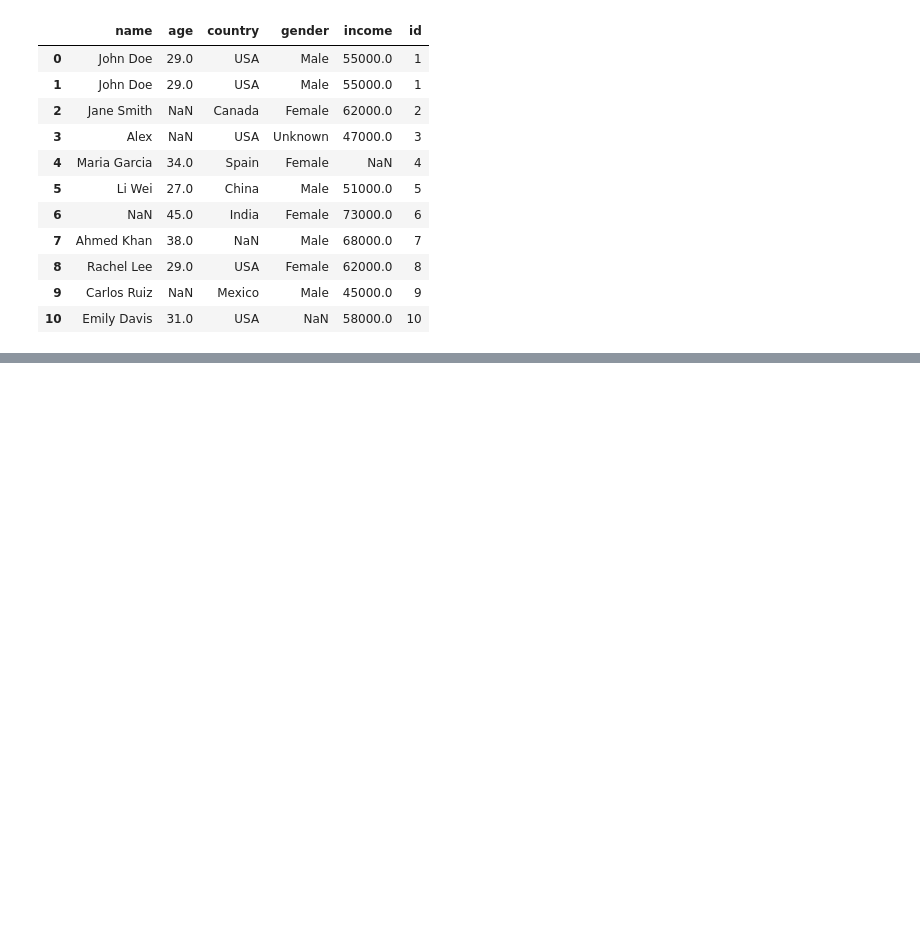
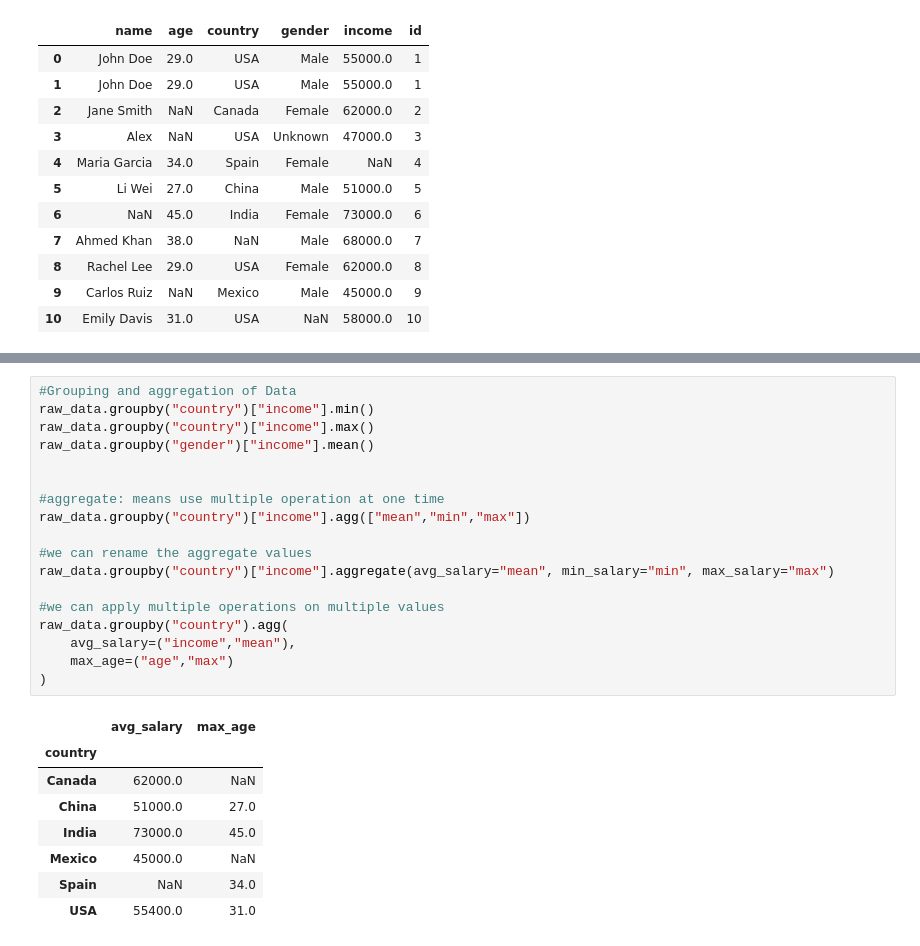
Before and after one commit to SimranGrak/numpy, a Jupyter notebook: pandas_tutorial.ipynb, the cells around one changed output, grey strips where cells are left out. Drawn from its saved outputs; the diff is of its cells as text; blank space fills up the shorter version.

```diff
--- a/pandas_tutorial.ipynb
+++ b/pandas_tutorial.ipynb
@@ -647,0 +681,27 @@ raw_data[new_col_order]
+# %%
+#Grouping and aggregation of Data
+raw_data.groupby("country")["income"].min()
+raw_data.groupby("country")["income"].max()
+raw_data.groupby("gender")["income"].mean()
+
+
+#aggregate: means use multiple operation at one time
+raw_data.groupby("country")["income"].agg(["mean","min","max"])
+
+#we can rename the aggregate values
+raw_data.groupby("country")["income"].aggregate(avg_salary="mean", min_salary="min", max_salary="max")
+
+#we can apply multiple operations on multiple values
+raw_data.groupby("country").agg(
+    avg_salary=("income","mean"),
+    max_age=("age","max")
+)
+# %% [output]
+|  | avg_salary | max_age |
+| country |  |  |
+| Canada | 62000.0 | NaN |
+| China | 51000.0 | 27.0 |
+| India | 73000.0 | 45.0 |
+| Mexico | 45000.0 | NaN |
+| Spain | NaN | 34.0 |
+| USA | 55400.0 | 31.0 |
```
Also changed, not shown: parts of 8 cells of this notebook, 5 other files.
